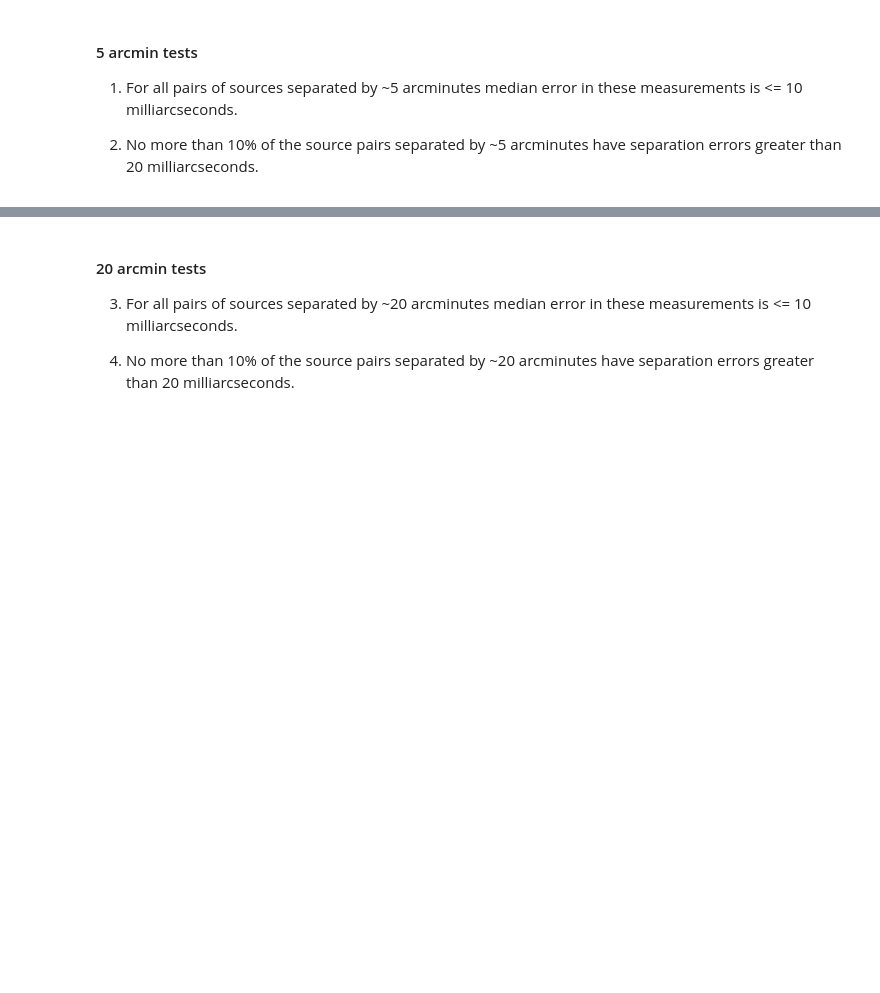
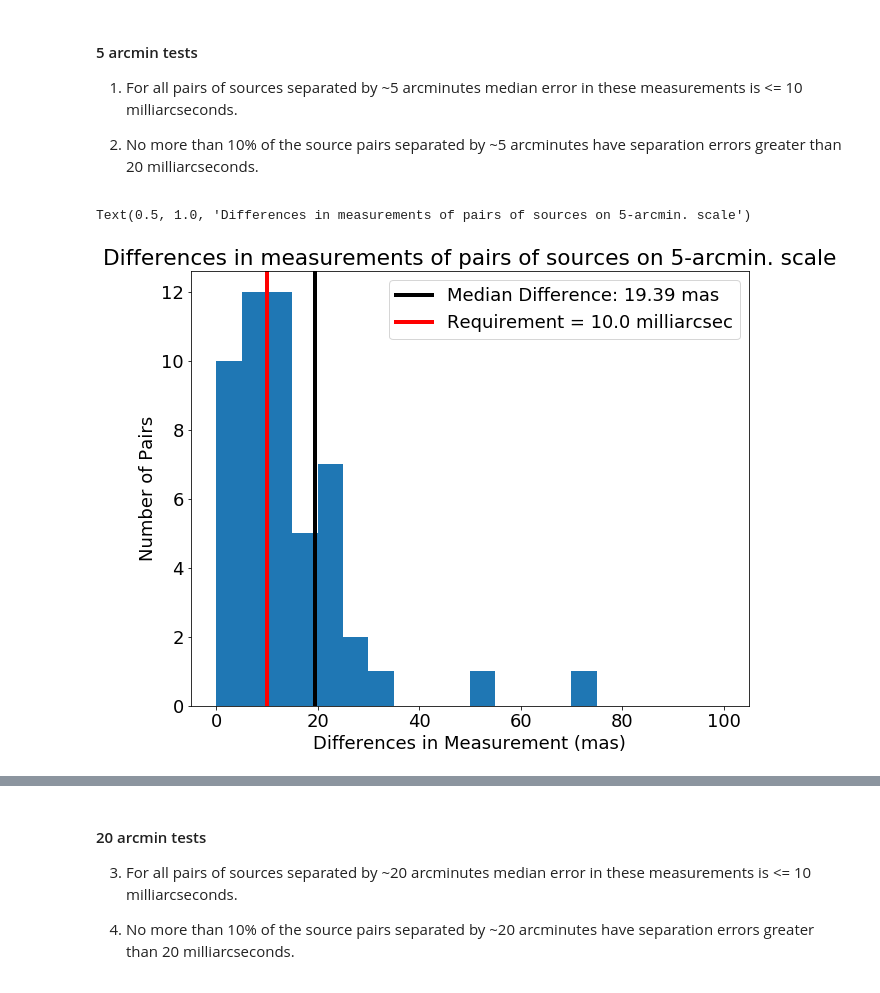
Before and after one commit to lsst-com/requirements_notebooks, a Jupyter notebook: TestCases/LVV-T960.ipynb, the cells around one changed output, grey strips where cells are left out. Saved outputs shown, nothing was run; the diff lists cells and outputs as text; code cells hidden in the pictures; blank space fills up the shorter version.

Commit message:
Started adding lsst_verify inputs to measure AM1.

```diff
--- a/TestCases/LVV-T960.ipynb
+++ b/TestCases/LVV-T960.ipynb
@@ -310,0 +383,4 @@ sep_df['diff'] = sep_df['sep_gaia'] - sep_df['sep_hsc']
+# %%
+METRIC_PACKAGE = "verify_astrometry"
+metrics = lsst.verify.MetricSet.load_metrics_package(METRIC_PACKAGE)
+specs = lsst.verify.SpecificationSet.load_metrics_package(METRIC_PACKAGE)
@@ -310,0 +405,12 @@ sep_df['diff'] = sep_df['sep_gaia'] - sep_df['sep_hsc']
+# %%
+lims = 30 # Get 60 arcseconds on either side of defined separation
+five_arcmin = 60*5 # five arcminutes in arcseconds
+five_arcmin_df = sep_df.query('sep_gaia > %i-%i and sep_gaia < %i+%i' % (five_arcmin, lims,
+                                                                         five_arcmin, lims))
+median_diff_5_arcmin = np.median(np.abs(five_arcmin_df['diff']))*1000*u.mas
+# %%
+am1_meas = lsst.verify.Measurement('relative_astrometry.AM1', median_diff_5_arcmin)
+# %%
+am1_meas.extras['meas_errors'] = lsst.verify.Datum(np.abs(five_arcmin_df['diff']).values*1000*u.mas,
+                                                   label='Differences in Measurement (mas)',
+                                                   description='Differences in measurements of pairs of sources on 5-arcmin. scale')
@@ -326,13 +440,19 @@ five_arcmin_df = sep_df.query('sep_gaia > %i-%i and sep_gaia < %i+%i' % (five_ar
 # %%
 fig = plt.figure(figsize=(10, 8))
-median_diff_5_arcmin = np.median(np.abs(five_arcmin_df['diff']))
-plt.hist(np.abs(five_arcmin_df['diff']), range=(0, 0.1), bins=20)
-plt.axvline(median_diff_5_arcmin, 0, 1,
-            c='k', label='Median Difference: %.2f (mas)' % (median_diff_5_arcmin*1000), lw=4)
-plt.axvline(0.01, 0, 1, c='r', label='Requirement = 10 milliarcsec', lw=4)
+plt.hist(am1_meas.extras['meas_errors'].quantity, range=(0, 100), bins=20)
+plt.axvline(am1_meas.quantity.value, 0, 1,
+            c='k', label='Median Difference: %.2f mas' % am1_meas.quantity.value, lw=4)
+thresh = specs['relative_astrometry.AM1.design'].threshold.value
+plt.axvline(thresh,
+            0, 1, c='r', label='Requirement = %.1f milliarcsec' % thresh,
+            lw=4)
 plt.legend()
-plt.xlabel('Difference in Measured Separation for sources separated by ~5 arcmin (arcsec)')
+plt.xlabel('%s' % am1_meas.extras['meas_errors'].label)
 plt.ylabel('Number of Pairs')
+plt.title('%s' % am1_meas.extras['meas_errors'].description)
+# %% [output]
+Text(0.5, 1.0, 'Differences in measurements of pairs of sources on 5-arcmin. scale')
+[figure, added]
 # %%
 fig = plt.figure(figsize=(10, 8))
 n, bins, _ = plt.hist(np.abs(five_arcmin_df['diff']), range=(0, 0.1), bins=20,
```
Also changed, not shown: parts of 34 cells of this notebook, 2 other files.
